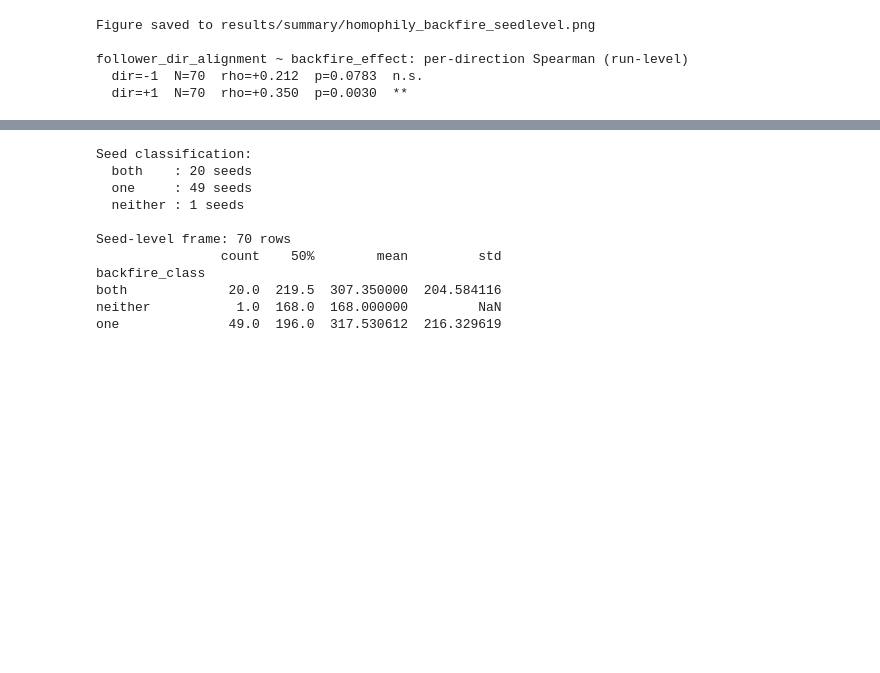
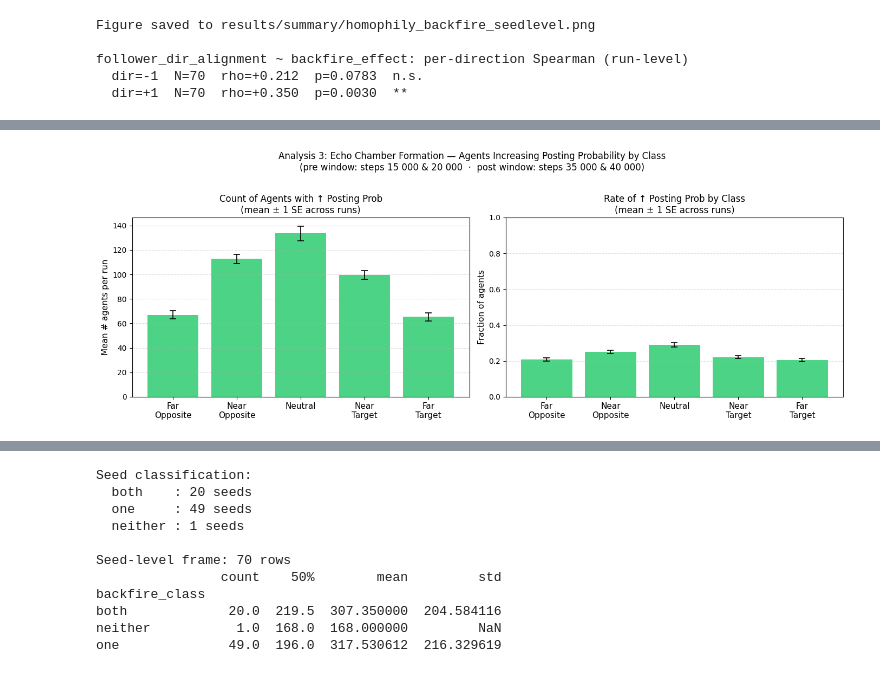
Before and after one commit to tooooomoya/manipulation-backfire-model, a Jupyter notebook: structural-backfire-analysis.ipynb, the cells around one changed output, grey strips where cells are left out. Saved outputs shown, nothing was run; the diff lists cells and outputs as text; code cells hidden in the pictures; blank space fills up the shorter version.

```diff
--- a/structural-backfire-analysis.ipynb
+++ b/structural-backfire-analysis.ipynb
@@ -567,0 +858,99 @@ follower_dir_alignment ~ backfire_effect: per-direction Spearman (run-level)
+# %%
+# ---------------------------------------------------------------------------
+# Analysis 3: Echo Chamber Formation — Agents Increasing Posting Probability
+#             by direction-relative class, around manipulation step 20 000
+#
+# For each non-target agent, windowed-average postprob is computed:
+#   pre  window: steps 15 000 & 20 000  (nearest snapshots before/at intervention)
+#   post window: steps 35 000 & 40 000  (nearest snapshots near simulation end)
+# An agent "increases" if post_window_avg > pre_window_avg.
+# Counts and rates of such agents are tallied per direction-relative class,
+# then averaged across runs with ±1 SE.
+# ---------------------------------------------------------------------------
+_A3_PRE_STEPS  = [15000, 20000]
+_A3_POST_STEPS = [35000, 40000]
+
+a3_records = []
+print('Analysis 3: counting agents with increased posting prob by class ...')
+
+for run_dir in run_dirs:
+    dirname = os.path.basename(run_dir)
+    m = re.match(r'run_(\d+)_dir_([+-]?\d+\.?\d*)', dirname)
+    if not m: continue
+    seed, target_sign = int(m.group(1)), float(m.group(2))
+    if seed not in set(SEEDS): continue
+
+    rows = compute_run_agent_deltas(run_dir, _A3_PRE_STEPS, _A3_POST_STEPS,
+                                    class_ref_step=15000, target_ref_step=20000)
+    if not rows: continue
+
+    for r in rows:
+        grp = _POS_MAP[target_sign].get(r['opinionclass'], 'unknown')
+        if grp not in GROUP_ORDER: continue
+        a3_records.append({
+            'seed':           seed,
+            'target_sign':    target_sign,
+            'relative_group': grp,
+            'pre_postprob':   r['pre_postprob'],
+            'post_postprob':  r['post_postprob'],
+            'increased':      int(r['post_postprob'] > r['pre_postprob']),
+        })
+
+df_a3 = pd.DataFrame(a3_records)
+
+# Per-run x class: count and rate of agents increasing postprob
+a3_run_grp = df_a3.groupby(['seed', 'relative_group'])
+a3_count   = a3_run_grp['increased'].sum().rename('n_increased')
+a3_total   = a3_run_grp['increased'].count().rename('n_total')
+a3_rate    = (a3_count / a3_total).rename('rate')
+df_a3_run  = pd.concat([a3_count, a3_total, a3_rate], axis=1).reset_index()
+df_a3_run  = df_a3_run[df_a3_run['relative_group'].isin(GROUP_ORDER)]
+
+# Aggregate across runs
+agg_count    = df_a3_run.groupby('relative_group')['n_increased']
+agg_rate     = df_a3_run.groupby('relative_group')['rate']
+pivot_cnt    = agg_count.mean().reindex(GROUP_ORDER)
+pivot_cnt_se = agg_count.sem() .reindex(GROUP_ORDER)
+pivot_rate   = agg_rate.mean() .reindex(GROUP_ORDER)
+pivot_rate_se= agg_rate.sem()  .reindex(GROUP_ORDER)
+
+_ekw  = dict(elinewidth=1.2, ecolor='k', capthick=1.2)
+x     = np.arange(len(GROUP_ORDER))
+color = '#2ecc71'
+
+fig, axes = plt.subplots(1, 2, figsize=(14, 5))
+
+ax = axes[0]
+ax.bar(x, pivot_cnt.values, yerr=pivot_cnt_se.values, capsize=4,
+       error_kw=_ekw, color=color, alpha=0.85)
+ax.set_xticks(x)
+ax.set_xticklabels(GROUP_LABELS, fontsize=11)
+ax.set_ylabel('Mean # agents per run', fontsize=11)
+ax.set_title('Count of Agents with ↑ Posting Prob\n(mean ± 1 SE across runs)', fontsize=12)
+ax.grid(axis='y', linestyle='--', alpha=0.4)
+
+ax = axes[1]
+ax.bar(x, pivot_rate.values, yerr=pivot_rate_se.values, capsize=4,
+       error_kw=_ekw, color=color, alpha=0.85)
+ax.set_xticks(x)
+ax.set_xticklabels(GROUP_LABELS, fontsize=11)
+ax.set_ylabel('Fraction of agents', fontsize=11)
+ax.set_ylim(0, 1)
+ax.set_title('Rate of ↑ Posting Prob by Class\n(mean ± 1 SE across runs)', fontsize=12)
+ax.grid(axis='y', linestyle='--', alpha=0.4)
+
+fig.suptitle(
+    'Analysis 3: Echo Chamber Formation — Agents Increasing Posting Probability by Class\n'
+    '(pre window: steps 15 000 & 20 000  ·  post window: steps 35 000 & 40 000)',
+    fontsize=12, y=1.02)
+plt.tight_layout()
+plt.savefig(os.path.join(RESULTS_DIR, 'summary', 'posting_prob_increase_by_class.png'),
+            dpi=300, bbox_inches='tight')
+plt.show()
+print('Saved: results/summary/posting_prob_increase_by_class.png')
+
+print('\nMean ± SE — agents increasing posting prob by relative group:')
+for grp in GROUP_ORDER:
+    print(f'  {grp:16s}  count={pivot_cnt[grp]:.1f} ± {pivot_cnt_se[grp]:.2f}'
+          f'  rate={pivot_rate[grp]:.4f} ± {pivot_rate_se[grp]:.4f}')
+# %% [output]
@@ -567,0 +958 @@ follower_dir_alignment ~ backfire_effect: per-direction Spearman (run-level)
+[figure, added]
```
Also changed, not shown: parts of 7 cells of this notebook, 14 other files.
